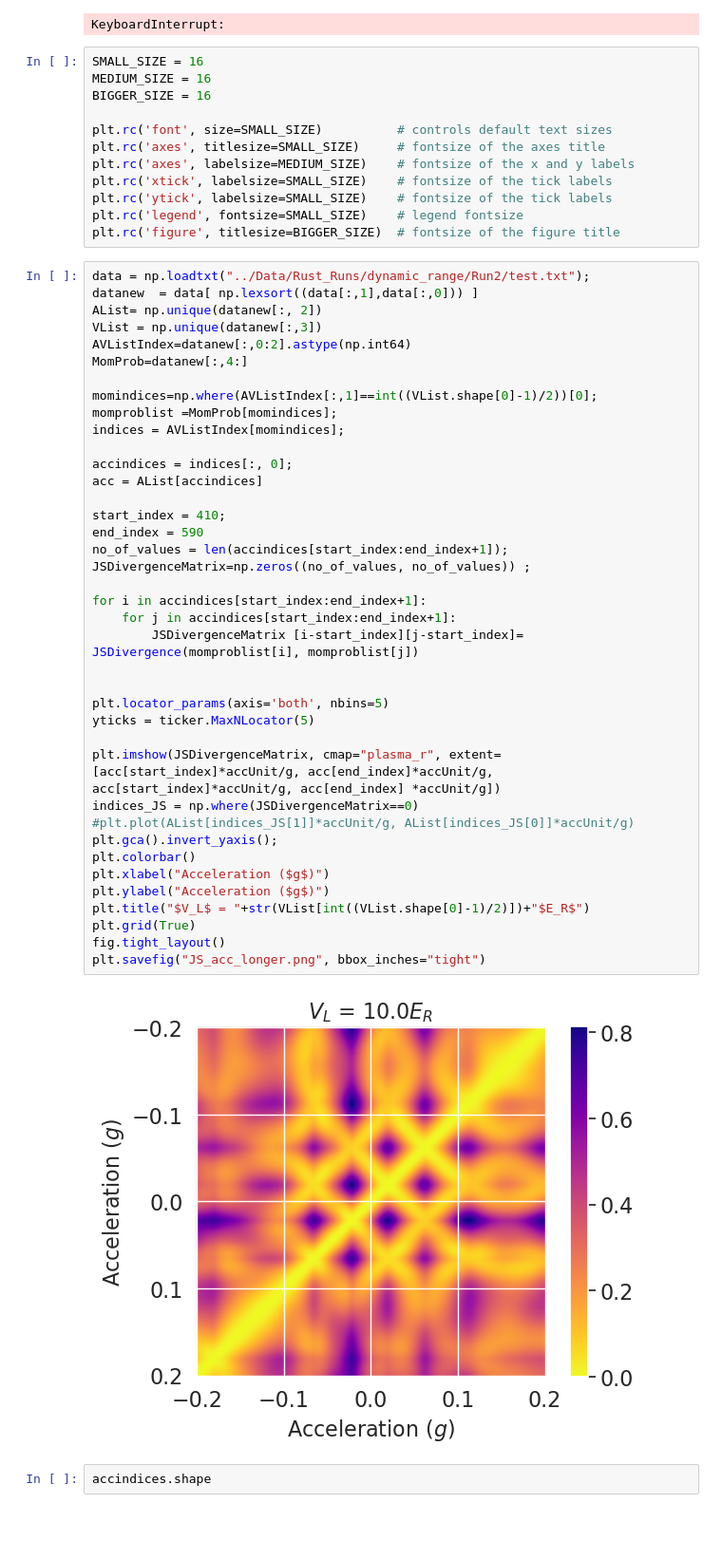
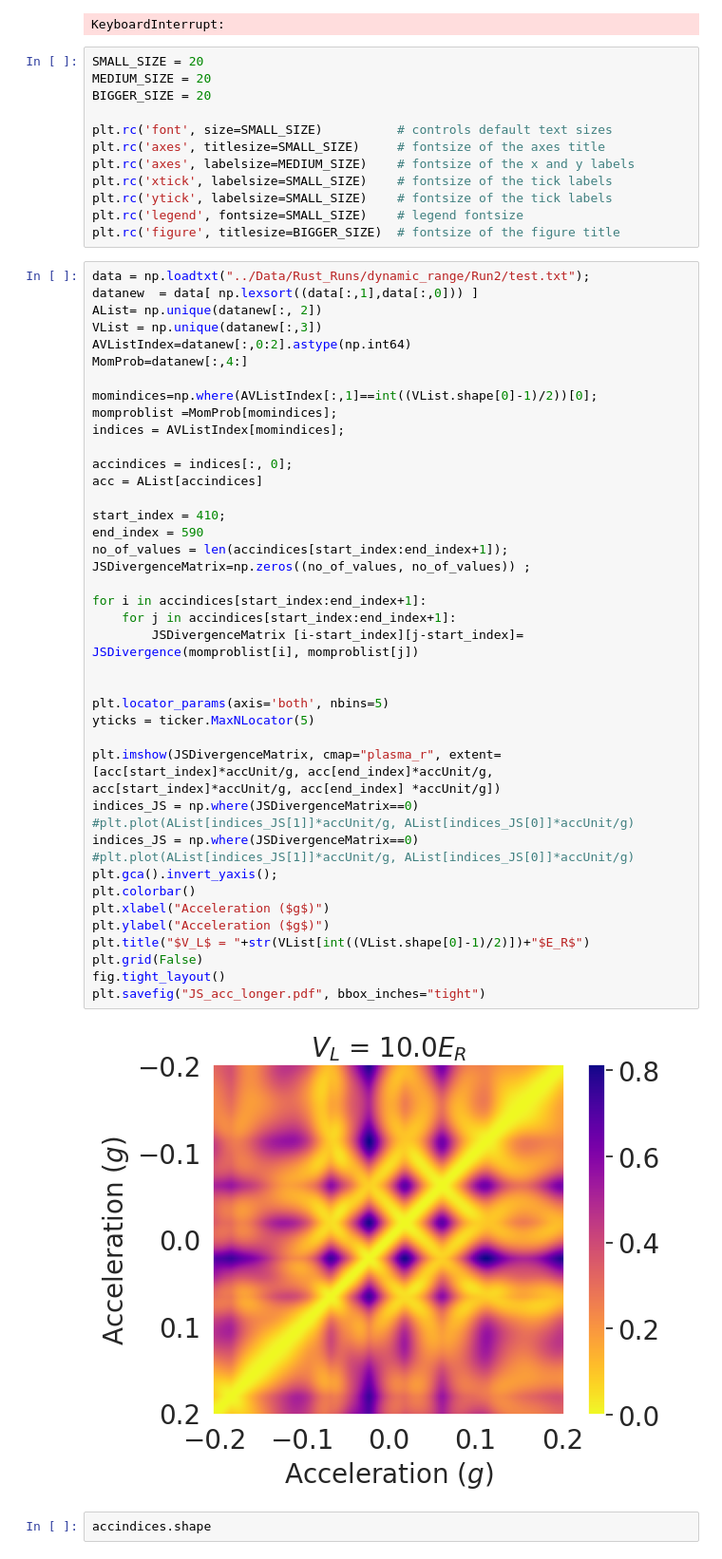
Before and after one commit to rootware/lattice_evolution, a Jupyter notebook: Python/Paper_Plots.ipynb, the cells around one changed output. Shown at 95% size. Cells and saved outputs as stored; diff of their text form; blank space fills up the shorter version.

```diff
--- a/Python/Paper_Plots.ipynb
+++ b/Python/Paper_Plots.ipynb
@@ -420,9 +422,9 @@ plt.savefig("JS_acc_longer.png")
 # %% [output]
 KeyboardInterrupt:
 # %%
-SMALL_SIZE = 16
-MEDIUM_SIZE = 16
-BIGGER_SIZE = 16
+SMALL_SIZE = 20
+MEDIUM_SIZE = 20
+BIGGER_SIZE = 20
 
 plt.rc('font', size=SMALL_SIZE)          # controls default text sizes
 plt.rc('axes', titlesize=SMALL_SIZE)     # fontsize of the axes title
@@ -442,36 +444,38 @@ MomProb=datanew[:,4:]
 momindices=np.where(AVListIndex[:,1]==int((VList.shape[0]-1)/2))[0];
 momproblist =MomProb[momindices];
 indices = AVListIndex[momindices];
 
 accindices = indices[:, 0];
 acc = AList[accindices]
 
 start_index = 410;
 end_index = 590
 no_of_values = len(accindices[start_index:end_index+1]);
 JSDivergenceMatrix=np.zeros((no_of_values, no_of_values)) ;
 
 for i in accindices[start_index:end_index+1]:
     for j in accindices[start_index:end_index+1]:
         JSDivergenceMatrix [i-start_index][j-start_index]= JSDivergence(momproblist[i], momproblist[j])
 
 
 plt.locator_params(axis='both', nbins=5)
 yticks = ticker.MaxNLocator(5)
 
 plt.imshow(JSDivergenceMatrix, cmap="plasma_r", extent=[acc[start_index]*accUnit/g, acc[end_index]*accUnit/g, acc[start_index]*accUnit/g, acc[end_index] *accUnit/g])
 indices_JS = np.where(JSDivergenceMatrix==0)
 #plt.plot(AList[indices_JS[1]]*accUnit/g, AList[indices_JS[0]]*accUnit/g)
+indices_JS = np.where(JSDivergenceMatrix==0)
+#plt.plot(AList[indices_JS[1]]*accUnit/g, AList[indices_JS[0]]*accUnit/g)
 plt.gca().invert_yaxis();
 plt.colorbar()
 plt.xlabel("Acceleration ($g$)")
 plt.ylabel("Acceleration ($g$)")
 plt.title("$V_L$ = "+str(VList[int((VList.shape[0]-1)/2)])+"$E_R$")
-plt.grid(True)
+plt.grid(False)
 fig.tight_layout()
-plt.savefig("JS_acc_longer.png", bbox_inches="tight")
+plt.savefig("JS_acc_longer.pdf", bbox_inches="tight")
 # %% [output]
-[figure, old version]
+[figure, new version]
 # %%
 accindices.shape
 # %% [output]
```
Also changed, not shown: parts of 3 cells of this notebook, 20 other files.
